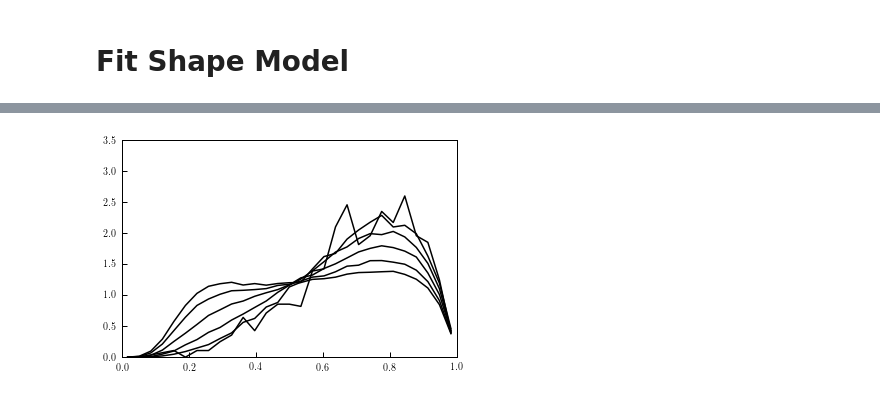
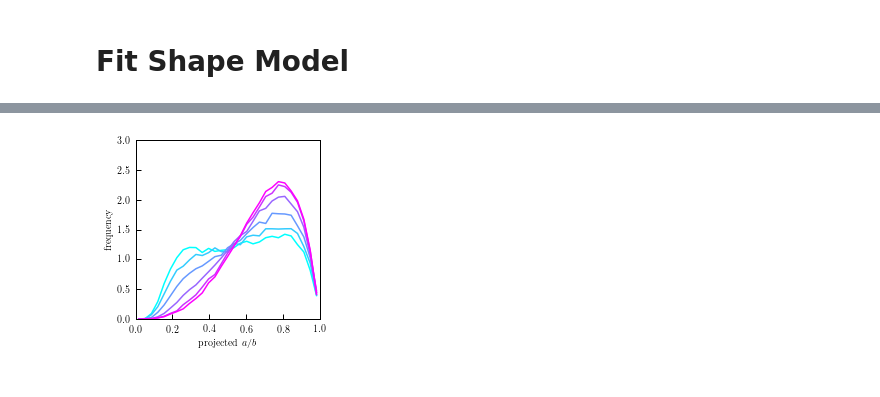
Before and after one commit to duncandc/galaxy_shapes, a Jupyter notebook: sdss_analysis/fit_shape_model.ipynb, the cells around one changed output, grey strips where cells are left out. Drawn from its saved outputs; the diff is of its cells as text; code cells hidden in the pictures.

```diff
--- a/sdss_analysis/fit_shape_model.ipynb
+++ b/sdss_analysis/fit_shape_model.ipynb
@@ -67,75 +73,100 @@ plt.show()
+# %%
+mock_1 = make_galaxy_sample(mag_lim=-17, size=10**5)
+mock_2 = make_galaxy_sample(mag_lim=-18, size=10**5)
+mock_3 = make_galaxy_sample(mag_lim=-19, size=10**5)
+mock_4 = make_galaxy_sample(mag_lim=-20, size=10**5)
+mock_5 = make_galaxy_sample(mag_lim=-21, size=10**5)
+mock_6 = make_galaxy_sample(mag_lim=-22, size=10**5)
 # %%
 bins = np.linspace(0,1,30)
 bin_centers = (bins[:-1]+bins[1:])/2.0
 
 mag_key = 'obs_Mag_r'
 
-mask_1 = (galaxy_table[mag_key]<-17) & (galaxy_table[mag_key]>-18)
-mask_2 = (galaxy_table[mag_key]<-18) & (galaxy_table[mag_key]>-19)
-mask_3 = (galaxy_table[mag_key]<-19) & (galaxy_table[mag_key]>-20)
-mask_4 = (galaxy_table[mag_key]<-20) & (galaxy_table[mag_key]>-21)
-mask_5 = (galaxy_table[mag_key]<-21) & (galaxy_table[mag_key]>-22)
-mask_6 = (galaxy_table[mag_key]<-22) & (galaxy_table[mag_key]>-23)
+mask_1 = (mock_1[mag_key]<-17) & (mock_1[mag_key]>-18)
+mask_2 = (mock_2[mag_key]<-18) & (mock_2[mag_key]>-19)
+mask_3 = (mock_3[mag_key]<-19) & (mock_3[mag_key]>-20)
+mask_4 = (mock_4[mag_key]<-20) & (mock_4[mag_key]>-21)
+mask_5 = (mock_5[mag_key]<-21) & (mock_5[mag_key]>-22)
+mask_6 = (mock_6[mag_key]<-22) & (mock_6[mag_key]>-23)
 
-disks = galaxy_table['disk']
-ellipticals = galaxy_table['elliptical']
+disks_1       = mock_1['disk']
+ellipticals_1 = mock_1['elliptical']
+disks_2       = mock_2['disk']
+ellipticals_2 = mock_2['elliptical']
+disks_3       = mock_3['disk']
+ellipticals_3 = mock_3['elliptical']
+disks_4       = mock_4['disk']
+ellipticals_4 = mock_4['elliptical']
+disks_5       = mock_5['disk']
+ellipticals_5 = mock_5['elliptical']
+disks_6       = mock_6['disk']
+ellipticals_6 = mock_6['elliptical']
 
-x = galaxy_table['galaxy_projected_b_to_a']
-
+x = mock_1['galaxy_projected_b_to_a']
 counts_1 = np.histogram(x[mask_1], bins=bins)[0]
 counts_1 = 1.0*counts_1/np.sum(mask_1)/np.diff(bins)
-counts_1a = np.histogram(x[mask_1 & disks], bins=bins)[0]
+counts_1a = np.histogram(x[mask_1 & disks_1], bins=bins)[0]
 counts_1a = 1.0*counts_1a/np.sum(mask_1)/np.diff(bins)
-counts_1b = np.histogram(x[mask_1 & ellipticals], bins=bins)[0]
+counts_1b = np.histogram(x[mask_1 & ellipticals_1], bins=bins)[0]
 counts_1b = 1.0*counts_1b/np.sum(mask_1)/np.diff(bins)
 
+x = mock_2['galaxy_projected_b_to_a']
 counts_2 = np.histogram(x[mask_2], bins=bins)[0]
 counts_2 = 1.0*counts_2/np.sum(mask_2)/np.diff(bins)
-counts_2a = np.histogram(x[mask_2 & disks], bins=bins)[0]
+counts_2a = np.histogram(x[mask_2 & disks_2], bins=bins)[0]
 counts_2a = 1.0*counts_2a/np.sum(mask_2)/np.diff(bins)
-counts_2b = np.histogram(x[mask_2 & ellipticals], bins=bins)[0]
+counts_2b = np.histogram(x[mask_2 & ellipticals_2], bins=bins)[0]
 counts_2b = 1.0*counts_2b/np.sum(mask_2)/np.diff(bins)
 
+x = mock_3['galaxy_projected_b_to_a']
 counts_3 = np.histogram(x[mask_3], bins=bins)[0]
 counts_3 = 1.0*counts_3/np.sum(counts_3)/np.diff(bins)
-counts_3a = np.histogram(x[mask_3 & disks], bins=bins)[0]
+counts_3a = np.histogram(x[mask_3 & disks_3], bins=bins)[0]
 counts_3a = 1.0*counts_3a/np.sum(mask_3)/np.diff(bins)
-counts_3b = np.histogram(x[mask_3 & ellipticals], bins=bins)[0]
+counts_3b = np.histogram(x[mask_3 & ellipticals_3], bins=bins)[0]
 counts_3b = 1.0*counts_3b/np.sum(mask_3)/np.diff(bins)
 
+x = mock_4['galaxy_projected_b_to_a']
 counts_4 = np.histogram(x[mask_4], bins=bins)[0]
 counts_4 = 1.0*counts_4/np.sum(counts_4)/np.diff(bins)
-counts_4a = np.histogram(x[mask_4 & disks], bins=bins)[0]
+counts_4a = np.histogram(x[mask_4 & disks_4], bins=bins)[0]
 counts_4a = 1.0*counts_4a/np.sum(mask_4)/np.diff(bins)
-counts_4b = np.histogram(x[mask_4 & ellipticals], bins=bins)[0]
+counts_4b = np.histogram(x[mask_4 & ellipticals_4], bins=bins)[0]
 counts_4b = 1.0*counts_4b/np.sum(mask_4)/np.diff(bins)
 
+x = mock_5['galaxy_projected_b_to_a']
 counts_5 = np.histogram(x[mask_5], bins=bins)[0]
 counts_5 = 1.0*counts_5/np.sum(counts_5)/np.diff(bins)
-counts_5a = np.histogram(x[mask_5 & disks], bins=bins)[0]
+counts_5a = np.histogram(x[mask_5 & disks_5], bins=bins)[0]
 counts_5a = 1.0*counts_5a/np.sum(mask_5)/np.diff(bins)
-counts_5b = np.histogram(x[mask_5 & ellipticals], bins=bins)[0]
+counts_5b = np.histogram(x[mask_5 & ellipticals_5], bins=bins)[0]
 counts_5b = 1.0*counts_5b/np.sum(mask_5)/np.diff(bins)
 
+x = mock_6['galaxy_projected_b_to_a']
 counts_6 = np.histogram(x[mask_6], bins=bins)[0]
 counts_6 = 1.0*counts_6/np.sum(counts_6)/np.diff(bins)
-counts_6a = np.histogram(x[mask_6 & disks], bins=bins)[0]
+counts_6a = np.histogram(x[mask_6 & disks_6], bins=bins)[0]
 counts_6a = 1.0*counts_6a/np.sum(mask_6)/np.diff(bins)
-counts_6b = np.histogram(x[mask_6 & ellipticals], bins=bins)[0]
+counts_6b = np.histogram(x[mask_6 & ellipticals_6], bins=bins)[0]
 counts_6b = 1.0*counts_6b/np.sum(mask_6)/np.diff(bins)
 
-plt.figure()
-plt.plot(bin_centers, counts_1, color='black')
-plt.plot(bin_centers, counts_2, color='black')
-plt.plot(bin_centers, counts_3, color='black')
-plt.plot(bin_centers, counts_4, color='black')
-plt.plot(bin_centers, counts_5, color='black')
-plt.plot(bin_centers, counts_6, color='black')
+colors = plt.cm.cool(np.linspace(0,1,6))
+
+plt.figure(figsize=(3.3,3.3))
+plt.plot(bin_centers, counts_1, color=colors[0])
+plt.plot(bin_centers, counts_2, color=colors[1])
+plt.plot(bin_centers, counts_3, color=colors[2])
+plt.plot(bin_centers, counts_4, color=colors[3])
+plt.plot(bin_centers, counts_5, color=colors[4])
+plt.plot(bin_centers, counts_6, color=colors[5])
 plt.xlim([0,1])
-plt.ylim([0,3.5])
+plt.ylim([0,3.0])
+plt.xlabel(r'projected $a/b$')
+plt.ylabel('frequency')
 plt.show()
 # %% [output]
-[figure, old version]
+[figure, new version]
 # %%
 from astropy.table import Table
 t_1 = Table.read('./data/sample_1_shapes.dat', format='ascii')
```
Also changed, not shown: parts of 15 cells of this notebook, 2 other files.
